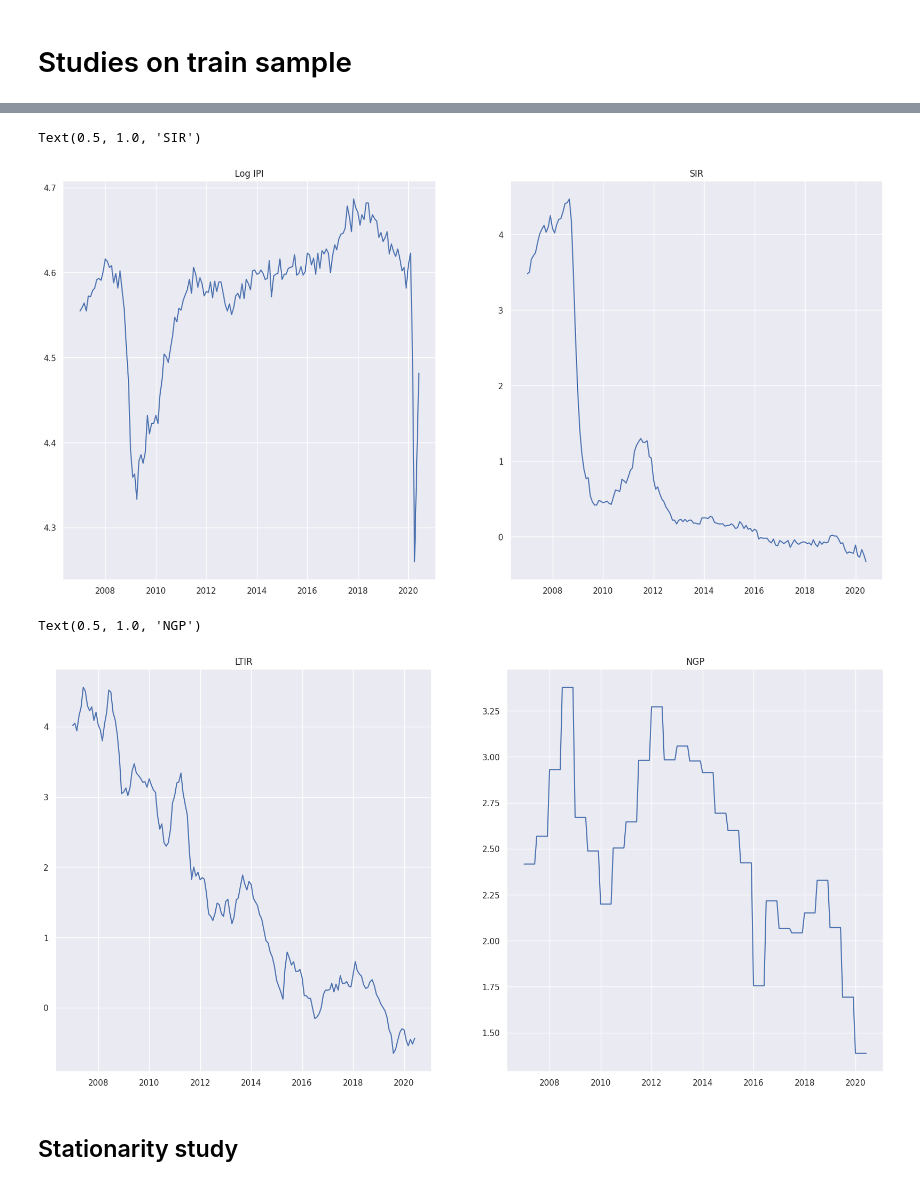
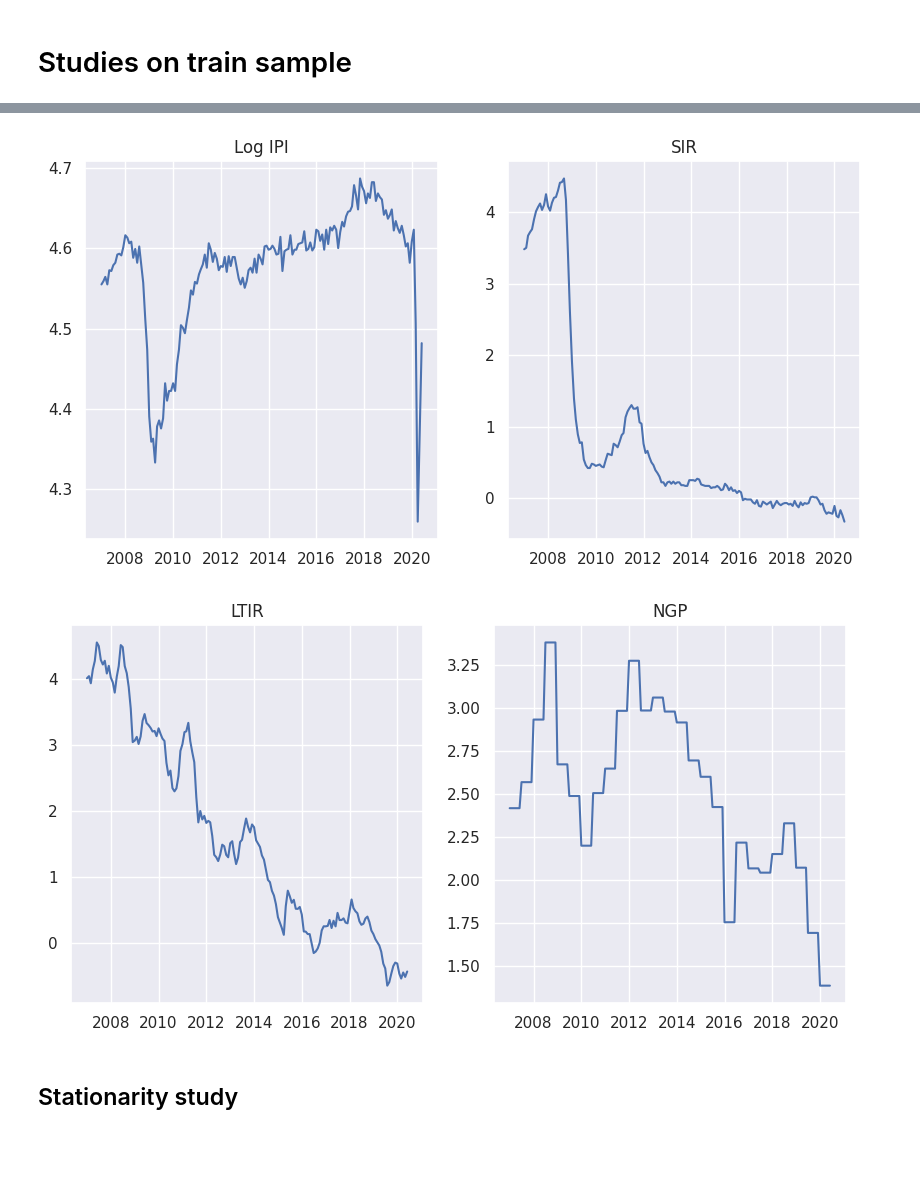
Before and after one commit to flokoafon/WQU_project, a Jupyter notebook: WQU_project.ipynb, the cells around one changed output, grey strips where cells are left out. Saved outputs shown, nothing was run; the diff lists cells and outputs as text; code cells hidden in the pictures; blank space fills up the shorter version.

```diff
--- a/WQU_project.ipynb
+++ b/WQU_project.ipynb
@@ -171,25 +171,25 @@ Text(0.5, 1.0, 'Log COP')
 # %%
-plt.figure(1,figsize=(20,10))
+plt.figure(1,figsize=(10,5))
 plt.subplot(1, 2, 1)
 plt.plot(train["logIPI"])
 plt.title("Log IPI")
 plt.subplot(1, 2, 2)
 plt.plot(train["SIR"])
 plt.title("SIR")
+plt.show()
 # %% [output]
-Text(0.5, 1.0, 'SIR')
-[figure, old version]
+[figure, new version]
 # %%
-plt.figure(1,figsize=(20,10))
+plt.figure(1,figsize=(10,5))
 plt.subplot(1, 2, 1)
 plt.plot(train["LTIR"])
 plt.title("LTIR")
 plt.subplot(1, 2, 2)
 plt.plot(train["NGP"])
 plt.title("NGP")
+plt.show()
 # %% [output]
-Text(0.5, 1.0, 'NGP')
-[figure, old version]
+[figure, new version]
 # %% [markdown]
 ## Stationarity study
 # %% [markdown]
```
Also changed, not shown: parts of 17 cells of this notebook.
